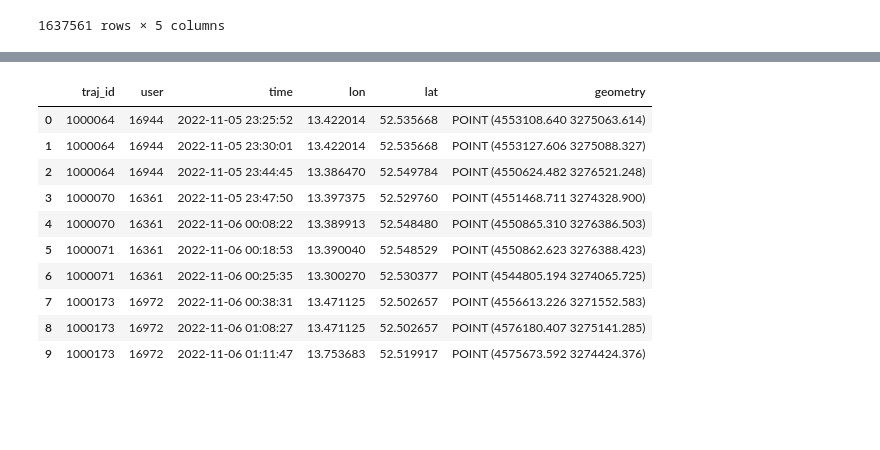
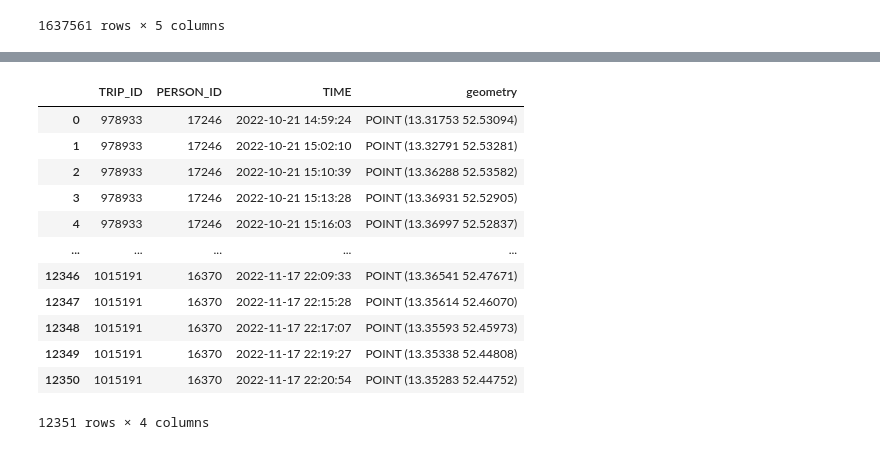
Before and after one commit to benediktstroebl/Master-Thesis, a Jupyter notebook: Autoencoder/autoencoder.ipynb, the cells around one changed output, grey strips where cells are left out. Drawn from its saved outputs; the diff is of its cells as text; code cells hidden in the pictures; blank space fills up the shorter version.

```diff
--- a/Autoencoder/autoencoder.ipynb
+++ b/Autoencoder/autoencoder.ipynb
@@ -73,22 +114,30 @@ start_locations = freemove_point_collection.get_start_locations().reset_index(na
 end_locations = freemove_point_collection.get_end_locations().reset_index(names=['TIME'])[['TRIP_ID', 'PERSON_ID', 'TIME', 'geometry']]
 # %%
 stop_points = detector.get_stop_points(min_duration=timedelta(seconds=60), max_diameter=200).reset_index()
-# %%
-stop_points = detector.get_stop_points(min_duration=timedelta(seconds=60), max_diameter=200).reset_index()
-stop_points['time'] = (stop_points['end_time'] - stop_points['start_time']) + stop_points['start_time']
-stop_points = pd.merge(stop_points[['traj_id', 'time', 'geometry']], start_locations[['TRIP_ID', 'PERSON_ID', 'lon', 'lat']], on='traj_id', how='left')
+# %%
+# assign middle time between start and end time of a stop to stop point
+stop_points['time'] = stop_points.apply(lambda x: timedelta(seconds=round((x.end_time - x.start_time).total_seconds()/2)) + x.start_time, axis=1)
+# %%
+# Rename columns to match with start and end points
+stop_points = stop_points.rename(columns={'traj_id': 'TRIP_ID', 'time': 'TIME'})
+# %%
+# Merge PERSON_ID to stop points from start location df
+stop_points = pd.merge(stop_points[['TRIP_ID', 'TIME', 'geometry']], start_locations[['TRIP_ID', 'PERSON_ID']], on='TRIP_ID', how='left')
 # %%
-points = pd.concat([start_locations, stop_points, end_locations]).sort_values(['traj_id', 'time']).reset_index(drop=True)
-points.head(10)
+points = pd.concat([start_locations, stop_points, end_locations]).sort_values(['TRIP_ID', 'TIME']).reset_index(drop=True)
+
+points
 # %% [output]
-|  | traj_id | user | time | lon | lat | geometry |
-| 0 | 1000064 | 16944 | 2022-11-05 23:25:52 | 13.422014 | 52.535668 | POINT (4553108.640 3275063.614) |
-| 1 | 1000064 | 16944 | 2022-11-05 23:30:01 | 13.422014 | 52.535668 | POINT (4553127.606 3275088.327) |
-| 2 | 1000064 | 16944 | 2022-11-05 23:44:45 | 13.386470 | 52.549784 | POINT (4550624.482 3276521.248) |
-| 3 | 1000070 | 16361 | 2022-11-05 23:47:50 | 13.397375 | 52.529760 | POINT (4551468.711 3274328.900) |
-| 4 | 1000070 | 16361 | 2022-11-06 00:08:22 | 13.389913 | 52.548480 | POINT (4550865.310 3276386.503) |
-| 5 | 1000071 | 16361 | 2022-11-06 00:18:53 | 13.390040 | 52.548529 | POINT (4550862.623 3276388.423) |
-| 6 | 1000071 | 16361 | 2022-11-06 00:25:35 | 13.300270 | 52.530377 | POINT (4544805.194 3274065.725) |
-| 7 | 1000173 | 16972 | 2022-11-06 00:38:31 | 13.471125 | 52.502657 | POINT (4556613.226 3271552.583) |
-| 8 | 1000173 | 16972 | 2022-11-06 01:08:27 | 13.471125 | 52.502657 | POINT (4576180.407 3275141.285) |
-| 9 | 1000173 | 16972 | 2022-11-06 01:11:47 | 13.753683 | 52.519917 | POINT (4575673.592 3274424.376) |
+|  | TRIP_ID | PERSON_ID | TIME | geometry |
+| 0 | 978933 | 17246 | 2022-10-21 14:59:24 | POINT (13.31753 52.53094) |
+| 1 | 978933 | 17246 | 2022-10-21 15:02:10 | POINT (13.32791 52.53281) |
+| 2 | 978933 | 17246 | 2022-10-21 15:10:39 | POINT (13.36288 52.53582) |
+| 3 | 978933 | 17246 | 2022-10-21 15:13:28 | POINT (13.36931 52.52905) |
+| 4 | 978933 | 17246 | 2022-10-21 15:16:03 | POINT (13.36997 52.52837) |
+| ... | ... | ... | ... | ... |
+| 12346 | 1015191 | 16370 | 2022-11-17 22:09:33 | POINT (13.36541 52.47671) |
+| 12347 | 1015191 | 16370 | 2022-11-17 22:15:28 | POINT (13.35614 52.46070) |
+| 12348 | 1015191 | 16370 | 2022-11-17 22:17:07 | POINT (13.35593 52.45973) |
+| 12349 | 1015191 | 16370 | 2022-11-17 22:19:27 | POINT (13.35338 52.44808) |
+| 12350 | 1015191 | 16370 | 2022-11-17 22:20:54 | POINT (13.35283 52.44752) |
+12351 rows × 4 columns
```
Also changed, not shown: parts of 30 cells of this notebook, 4 other files.
